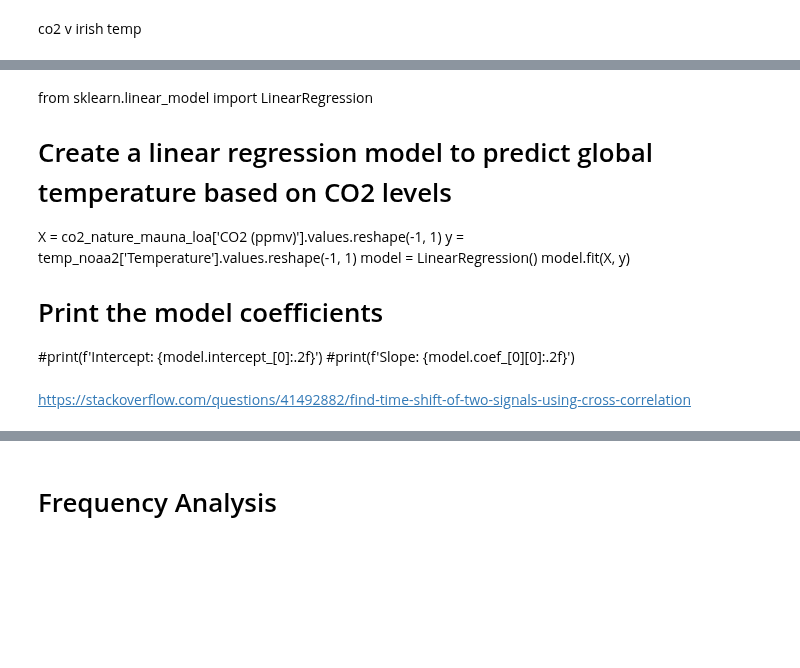
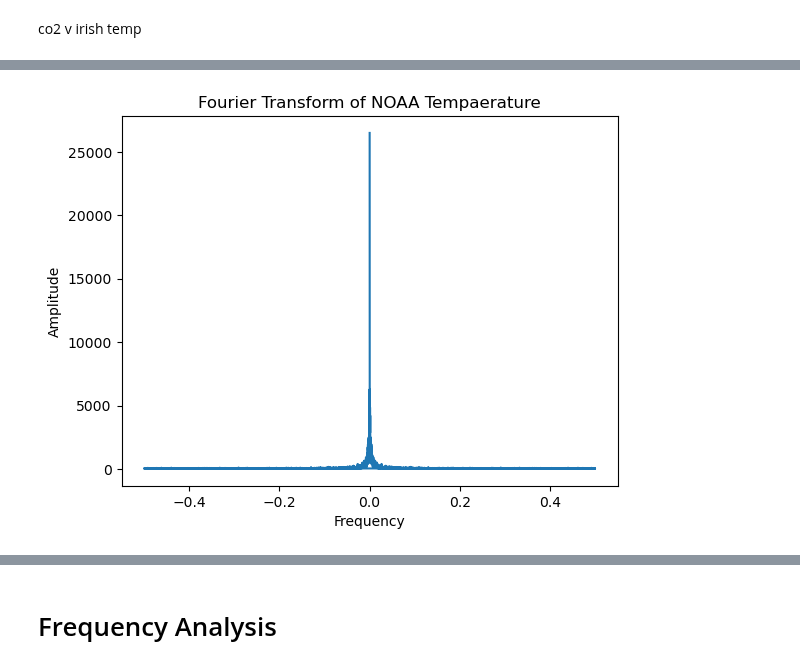
Before and after one commit to dectan/Programming-for-Data-Analysis-Project-2, a Jupyter notebook: Project 2.ipynb, the cells around one changed output, grey strips where cells are left out. Saved outputs shown, nothing was run; the diff lists cells and outputs as text; code cells hidden in the pictures; blank space fills up the shorter version.

```diff
--- a/Project 2.ipynb
+++ b/Project 2.ipynb
@@ -920,13 +793,14 @@ plt.show()
-# %% [markdown]
-from sklearn.linear_model import LinearRegression
-# Create a linear regression model to predict global temperature based on CO2 levels
-X = co2_nature_mauna_loa['CO2 (ppmv)'].values.reshape(-1, 1)
-y = temp_noaa2['Temperature'].values.reshape(-1, 1)
-model = LinearRegression()
-model.fit(X, y)
-
-# Print the model coefficients
-#print(f'Intercept: {model.intercept_[0]:.2f}')
-#print(f'Slope: {model.coef_[0][0]:.2f}')
-# %% [markdown]
-https://stackoverflow.com/questions/41492882/find-time-shift-of-two-signals-using-cross-correlation
+# %%
+# Extract the temperature column as a numpy array
+y = temp_noaa["Temperature"].to_numpy()
+
+yf = np.fft.fft(y) # Frequency spectrum
+xf = fftfreq(y.size)
+# %%
+plt.plot(xf, np.abs(yf)) # Plot the magnitude of the spectrum
+plt.xlabel('Frequency')
+plt.ylabel('Amplitude')
+plt.title('Fourier Transform of NOAA Tempaerature')
+plt.show()
+# %% [output]
+[figure, added]
```
Also changed, not shown: parts of 50 cells of this notebook.
